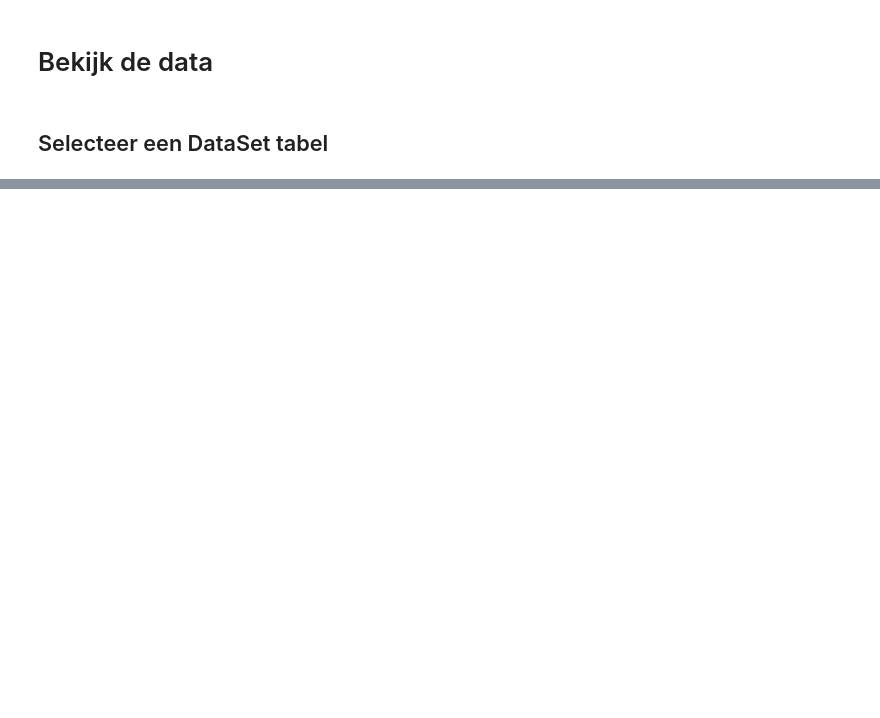
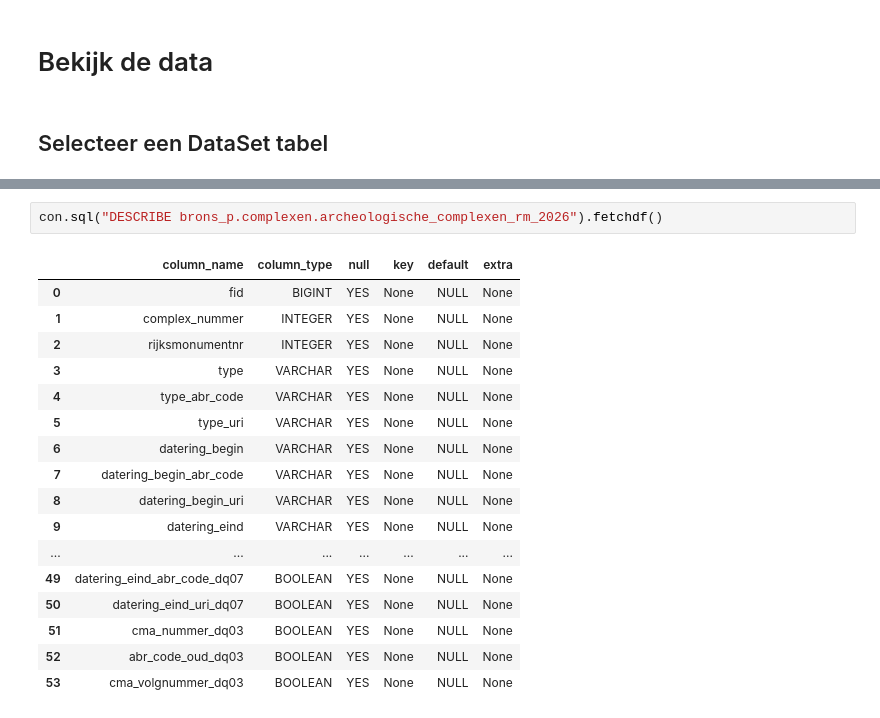
Before and after one commit to cultureelerfgoed/datakwaliteit, a Jupyter notebook: datakwaliteit_pipeline.brons_p.complexen.ipynb, the cells around one changed output, grey strips where cells are left out. Cells and saved outputs as stored; diff of their text form; blank space fills up the shorter version.

```diff
--- a/datakwaliteit_pipeline.brons_p.complexen.ipynb
+++ b/datakwaliteit_pipeline.brons_p.complexen.ipynb
@@ -322,0 +406,20 @@ con.sql("SELECT DISTINCT CMA, CMA_VOLGNR FROM brons_p.complexen.def_complexen_v8
+# %%
+con.sql("DESCRIBE brons_p.complexen.archeologische_complexen_rm_2026").fetchdf()
+# %% [output]
+|  | column_name | column_type | null | key | default | extra |
+| 0 | fid | BIGINT | YES | None | NULL | None |
+| 1 | complex_nummer | INTEGER | YES | None | NULL | None |
+| 2 | rijksmonumentnr | INTEGER | YES | None | NULL | None |
+| 3 | type | VARCHAR | YES | None | NULL | None |
+| 4 | type_abr_code | VARCHAR | YES | None | NULL | None |
+| 5 | type_uri | VARCHAR | YES | None | NULL | None |
+| 6 | datering_begin | VARCHAR | YES | None | NULL | None |
+| 7 | datering_begin_abr_code | VARCHAR | YES | None | NULL | None |
+| 8 | datering_begin_uri | VARCHAR | YES | None | NULL | None |
+| 9 | datering_eind | VARCHAR | YES | None | NULL | None |
+| ... | ... | ... | ... | ... | ... | ... |
+| 49 | datering_eind_abr_code_dq07 | BOOLEAN | YES | None | NULL | None |
+| 50 | datering_eind_uri_dq07 | BOOLEAN | YES | None | NULL | None |
+| 51 | cma_nummer_dq03 | BOOLEAN | YES | None | NULL | None |
+| 52 | abr_code_oud_dq03 | BOOLEAN | YES | None | NULL | None |
+| 53 | cma_volgnummer_dq03 | BOOLEAN | YES | None | NULL | None |
```
Also changed, not shown: parts of 18 cells of this notebook.
